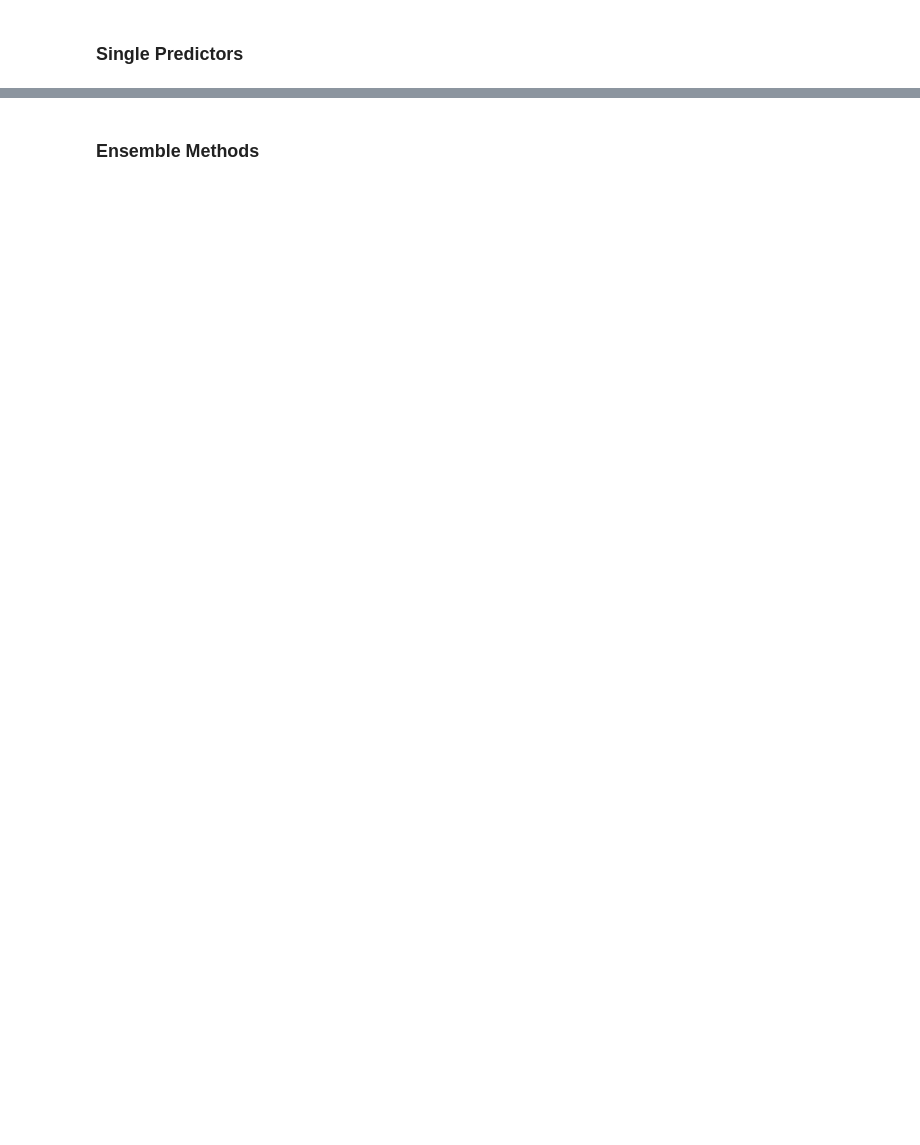
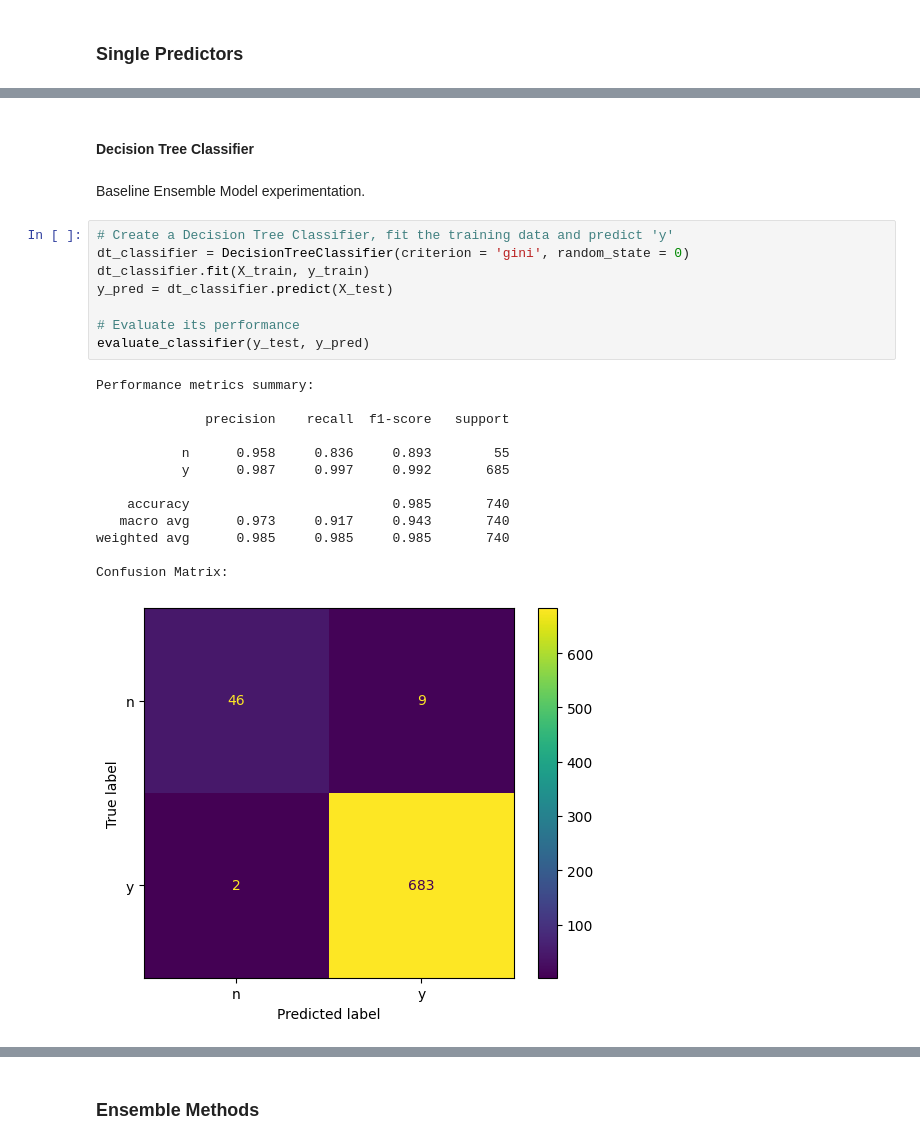
Before and after one commit to mikeguzman1294/BinaryClassification, a Jupyter notebook: BinaryClassification.ipynb, the cells around one changed output, grey strips where cells are left out. Drawn from its saved outputs; the diff is of its cells as text; blank space fills up the shorter version.

```diff
--- a/BinaryClassification.ipynb
+++ b/BinaryClassification.ipynb
@@ -864,0 +989,26 @@ Let's evaluate a couple of simple predictors first.
+# %% [markdown]
+#### Decision Tree Classifier
+# %% [markdown]
+Baseline Ensemble Model experimentation.
+# %%
+# Create a Decision Tree Classifier, fit the training data and predict 'y'
+dt_classifier = DecisionTreeClassifier(criterion = 'gini', random_state = 0)
+dt_classifier.fit(X_train, y_train)
+y_pred = dt_classifier.predict(X_test)
+
+# Evaluate its performance
+evaluate_classifier(y_test, y_pred)
+# %% [output]
+Performance metrics summary:
+
+              precision    recall  f1-score   support
+
+           n      0.958     0.836     0.893        55
+           y      0.987     0.997     0.992       685
+
+    accuracy                          0.985       740
+   macro avg      0.973     0.917     0.943       740
+weighted avg      0.985     0.985     0.985       740
+
+Confusion Matrix:
+[figure, added]
```
Also changed, not shown: parts of 39 cells of this notebook.
